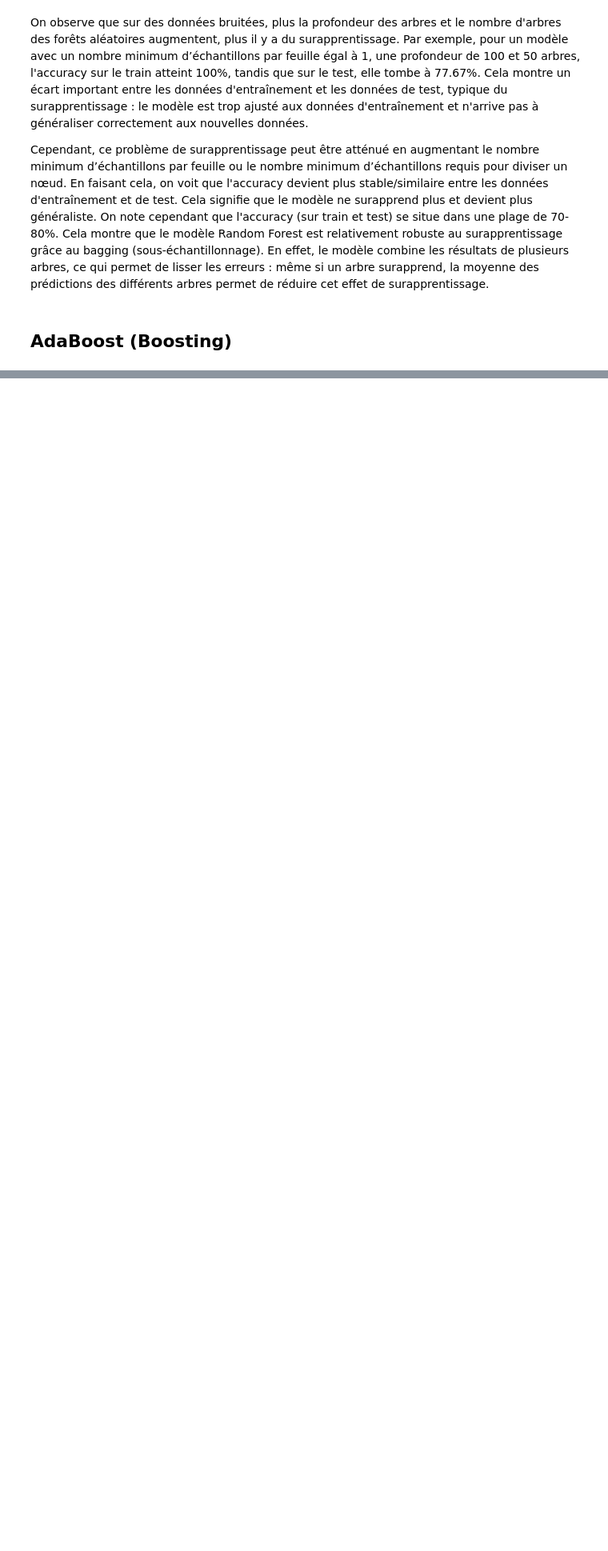
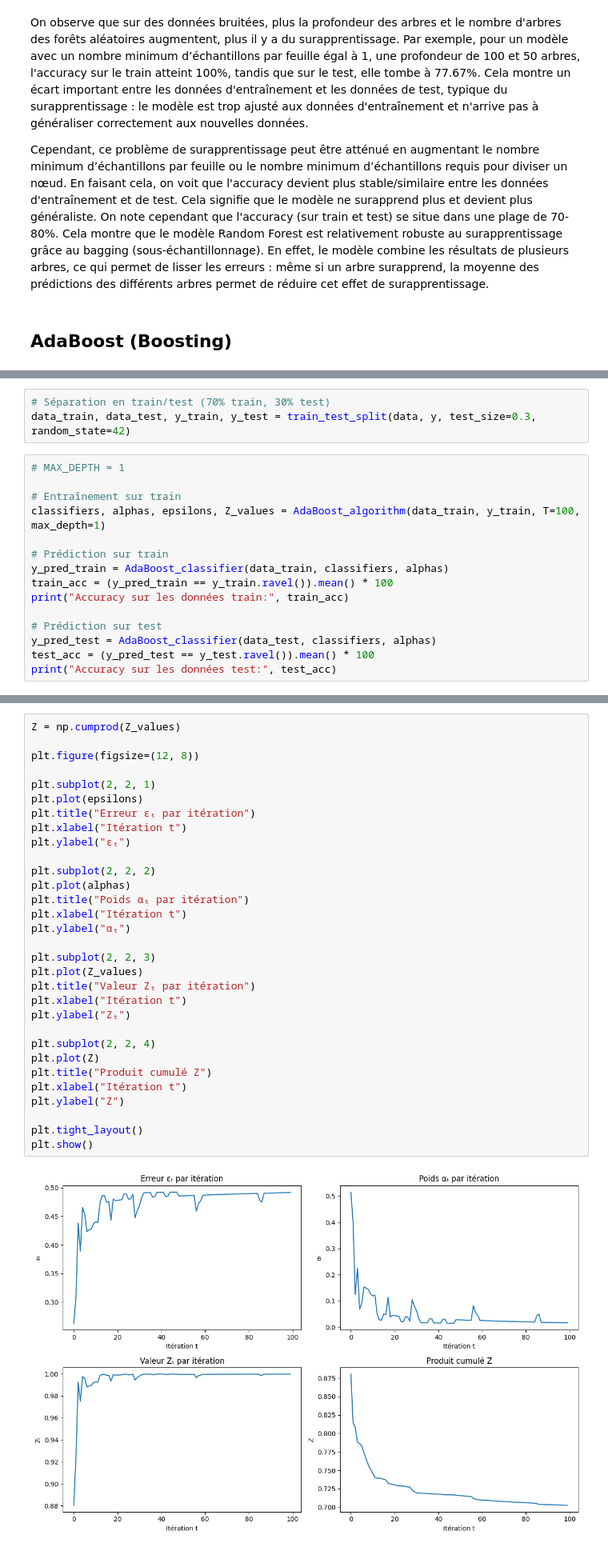
Before and after one commit to EliiseNicolas/M1_S2_BIM, a Jupyter notebook: MLL/tme06/Tme06_Anton_Christine_Nicolas_Elise.ipynb, the cells around one changed output, grey strips where cells are left out. Shown: that part at 80% size. Drawn from its saved outputs; the diff is of its cells as text; blank space fills up the shorter version.

```diff
--- a/MLL/tme06/Tme06_Anton_Christine_Nicolas_Elise.ipynb
+++ b/MLL/tme06/Tme06_Anton_Christine_Nicolas_Elise.ipynb
@@ -78,0 +125,18 @@ Pour AdaBoost, celui qu'on va devoir écrire, on ajoute un arbre à chaque itér
+# %%
+# Séparation en train/test (70% train, 30% test)
+data_train, data_test, y_train, y_test = train_test_split(data, y, test_size=0.3, random_state=42)
+# %%
+# MAX_DEPTH = 1
+
+# Entraînement sur train
+classifiers, alphas, epsilons, Z_values = AdaBoost_algorithm(data_train, y_train, T=100, max_depth=1)
+
+# Prédiction sur train
+y_pred_train = AdaBoost_classifier(data_train, classifiers, alphas)
+train_acc = (y_pred_train == y_train.ravel()).mean() * 100
+print("Accuracy sur les données train:", train_acc)
+
+# Prédiction sur test
+y_pred_test = AdaBoost_classifier(data_test, classifiers, alphas)
+test_acc = (y_pred_test == y_test.ravel()).mean() * 100
+print("Accuracy sur les données test:", test_acc)
@@ -78,0 +161,33 @@ Pour AdaBoost, celui qu'on va devoir écrire, on ajoute un arbre à chaque itér
+# %%
+Z = np.cumprod(Z_values)
+
+plt.figure(figsize=(12, 8))
+
+plt.subplot(2, 2, 1)
+plt.plot(epsilons)
+plt.title("Erreur εₜ par itération")
+plt.xlabel("Itération t")
+plt.ylabel("εₜ")
+
+plt.subplot(2, 2, 2)
+plt.plot(alphas)
+plt.title("Poids αₜ par itération")
+plt.xlabel("Itération t")
+plt.ylabel("αₜ")
+
+plt.subplot(2, 2, 3)
+plt.plot(Z_values)
+plt.title("Valeur Zₜ par itération")
+plt.xlabel("Itération t")
+plt.ylabel("Zₜ")
+
+plt.subplot(2, 2, 4)
+plt.plot(Z)
+plt.title("Produit cumulé Z")
+plt.xlabel("Itération t")
+plt.ylabel("Z")
+
+plt.tight_layout()
+plt.show()
+# %% [output]
+[figure, added]
```
Also changed, not shown: parts of 11 cells of this notebook.
